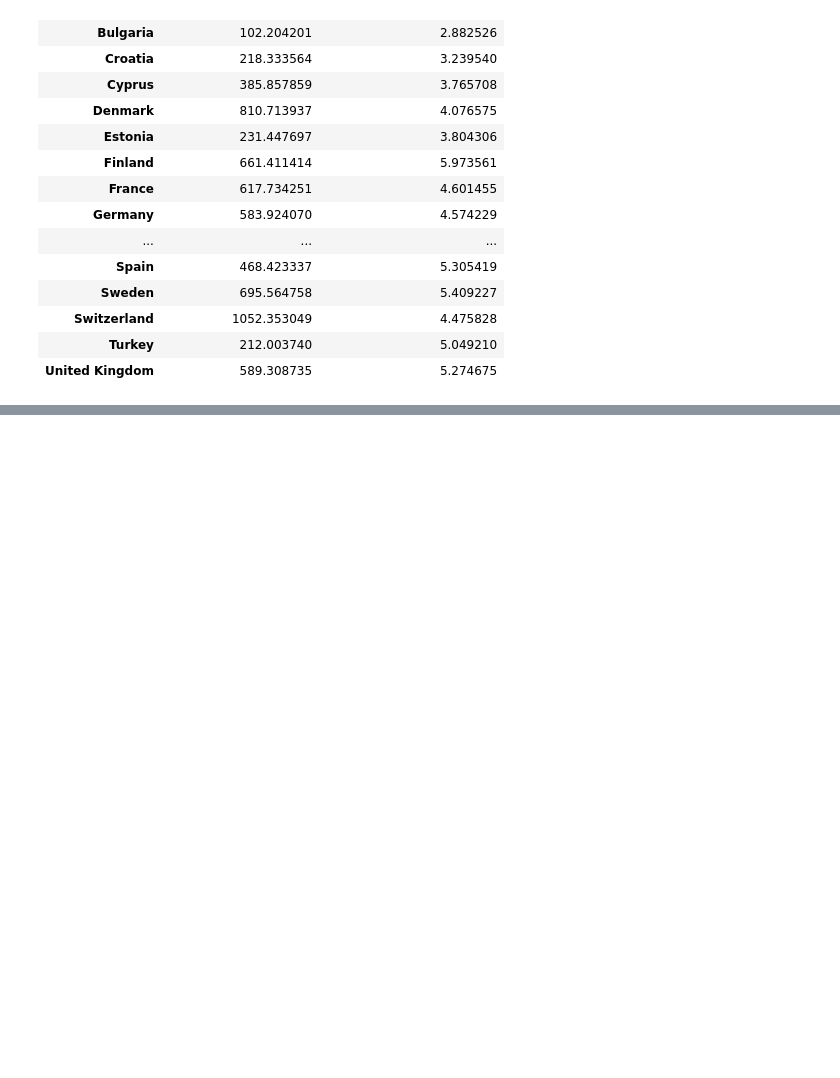
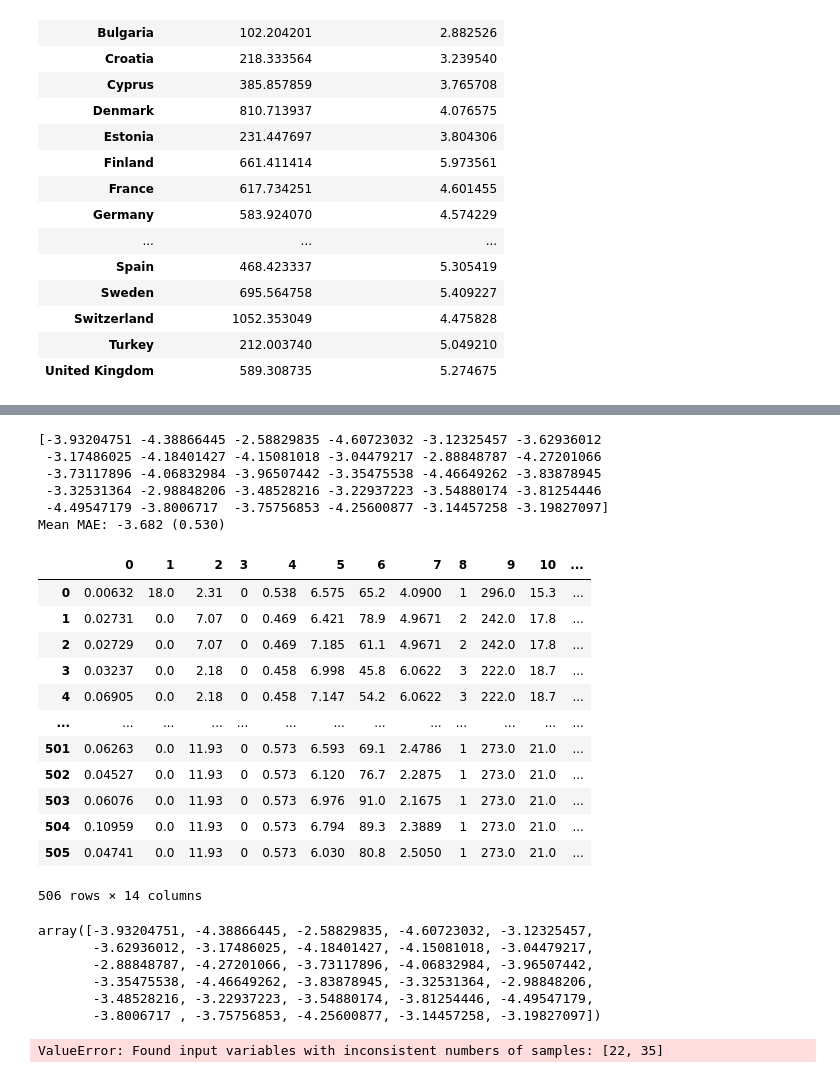
Before and after one commit to nisa-bayraktar/european_productivity, a Jupyter notebook: features.ipynb, the cells around one changed output, grey strips where cells are left out. Cells and saved outputs as stored; diff of their text form; code cells hidden in the pictures; blank space fills up the shorter version.

Commit message:
elastic net lasso and ridge

```diff
--- a/features.ipynb
+++ b/features.ipynb
@@ -210,0 +175,80 @@ df.corr()
+# %%
+# evaluate an elastic net model on the dataset
+from numpy import mean
+from numpy import std
+from numpy import absolute
+from pandas import read_csv
+from sklearn.model_selection import cross_val_score
+from sklearn.model_selection import RepeatedKFold
+from sklearn.linear_model import ElasticNet
+# load the dataset
+url = 'https://raw.githubusercontent.com/jbrownlee/Datasets/master/housing.csv'
+dataframe = read_csv(url, header=None)
+data = dataframe.values
+X, y = data[:, :-1], data[:, -1]
+# define model
+model = ElasticNet(alpha=1.0, l1_ratio=0.5)
+# define model evaluation method
+cv = RepeatedKFold(n_splits=10, n_repeats=3, random_state=1)
+# evaluate model
+scores = cross_val_score(model, X, y, scoring='neg_mean_absolute_error', cv=cv, n_jobs=-1)
+print(scores)
+# force scores to be positive
+# scores = absolute(scores)
+print('Mean MAE: %.3f (%.3f)' % (mean(scores), std(scores)))
+dataframe
+# %% [output]
+[-3.93204751 -4.38866445 -2.58829835 -4.60723032 -3.12325457 -3.62936012
+ -3.17486025 -4.18401427 -4.15081018 -3.04479217 -2.88848787 -4.27201066
+ -3.73117896 -4.06832984 -3.96507442 -3.35475538 -4.46649262 -3.83878945
+ -3.32531364 -2.98848206 -3.48528216 -3.22937223 -3.54880174 -3.81254446
+ -4.49547179 -3.8006717  -3.75756853 -4.25600877 -3.14457258 -3.19827097]
+Mean MAE: -3.682 (0.530)
+|  | 0 | 1 | 2 | 3 | 4 | 5 | 6 | 7 | 8 | 9 | 10 | ... |
+| 0 | 0.00632 | 18.0 | 2.31 | 0 | 0.538 | 6.575 | 65.2 | 4.0900 | 1 | 296.0 | 15.3 | ... |
+| 1 | 0.02731 | 0.0 | 7.07 | 0 | 0.469 | 6.421 | 78.9 | 4.9671 | 2 | 242.0 | 17.8 | ... |
+| 2 | 0.02729 | 0.0 | 7.07 | 0 | 0.469 | 7.185 | 61.1 | 4.9671 | 2 | 242.0 | 17.8 | ... |
+| 3 | 0.03237 | 0.0 | 2.18 | 0 | 0.458 | 6.998 | 45.8 | 6.0622 | 3 | 222.0 | 18.7 | ... |
+| 4 | 0.06905 | 0.0 | 2.18 | 0 | 0.458 | 7.147 | 54.2 | 6.0622 | 3 | 222.0 | 18.7 | ... |
+| ... | ... | ... | ... | ... | ... | ... | ... | ... | ... | ... | ... | ... |
+| 501 | 0.06263 | 0.0 | 11.93 | 0 | 0.573 | 6.593 | 69.1 | 2.4786 | 1 | 273.0 | 21.0 | ... |
+| 502 | 0.04527 | 0.0 | 11.93 | 0 | 0.573 | 6.120 | 76.7 | 2.2875 | 1 | 273.0 | 21.0 | ... |
+| 503 | 0.06076 | 0.0 | 11.93 | 0 | 0.573 | 6.976 | 91.0 | 2.1675 | 1 | 273.0 | 21.0 | ... |
+| 504 | 0.10959 | 0.0 | 11.93 | 0 | 0.573 | 6.794 | 89.3 | 2.3889 | 1 | 273.0 | 21.0 | ... |
+| 505 | 0.04741 | 0.0 | 11.93 | 0 | 0.573 | 6.030 | 80.8 | 2.5050 | 1 | 273.0 | 21.0 | ... |
+506 rows × 14 columns
+# %%
+scores
+# %% [output]
+array([-3.93204751, -4.38866445, -2.58829835, -4.60723032, -3.12325457,
+       -3.62936012, -3.17486025, -4.18401427, -4.15081018, -3.04479217,
+       -2.88848787, -4.27201066, -3.73117896, -4.06832984, -3.96507442,
+       -3.35475538, -4.46649262, -3.83878945, -3.32531364, -2.98848206,
+       -3.48528216, -3.22937223, -3.54880174, -3.81254446, -4.49547179,
+       -3.8006717 , -3.75756853, -4.25600877, -3.14457258, -3.19827097])
+# %%
+# evaluate an elastic net model on the dataset
+from numpy import mean
+from numpy import std
+from numpy import absolute
+from pandas import read_csv
+from sklearn.model_selection import cross_val_score
+from sklearn.model_selection import RepeatedKFold
+from sklearn.linear_model import ElasticNet
+# load the dataset
+#df = df.fillna(0)
+data_y = unemployment[['Average GDP']].values
+df_elastic = df.dropna()
+data = df_elastic.values
+X1, y1 = data[:, :-1], data_y[:, -1]
+# y1 = data_y[:, -1]
+# define model
+model1 = ElasticNet(alpha=1.0, l1_ratio=0.5)
+# define model evaluation method
+cv1 = RepeatedKFold(n_splits=10, n_repeats=3, random_state=1)
+scores1 = cross_val_score(model1, X1, y1, scoring='neg_mean_absolute_error', cv=cv1, n_jobs=-1)
+scores = absolute(scores1)
+print('Mean MAE: %.3f (%.3f)' % (mean(scores), std(scores)))
+scores1
+# %% [output]
+ValueError: Found input variables with inconsistent numbers of samples: [22, 35]
```
Also changed, not shown: parts of 6 cells of this notebook, 1 other file.
